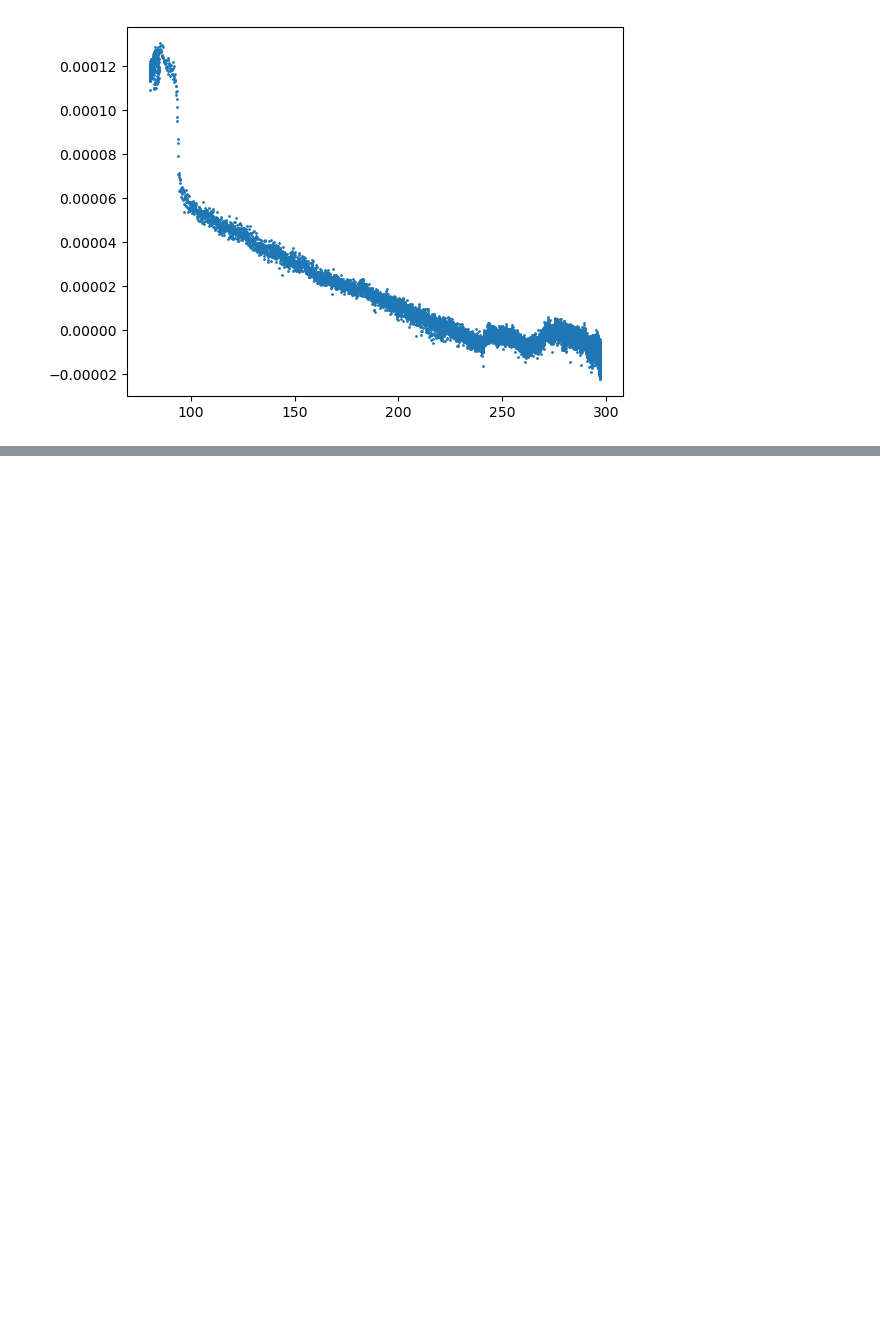
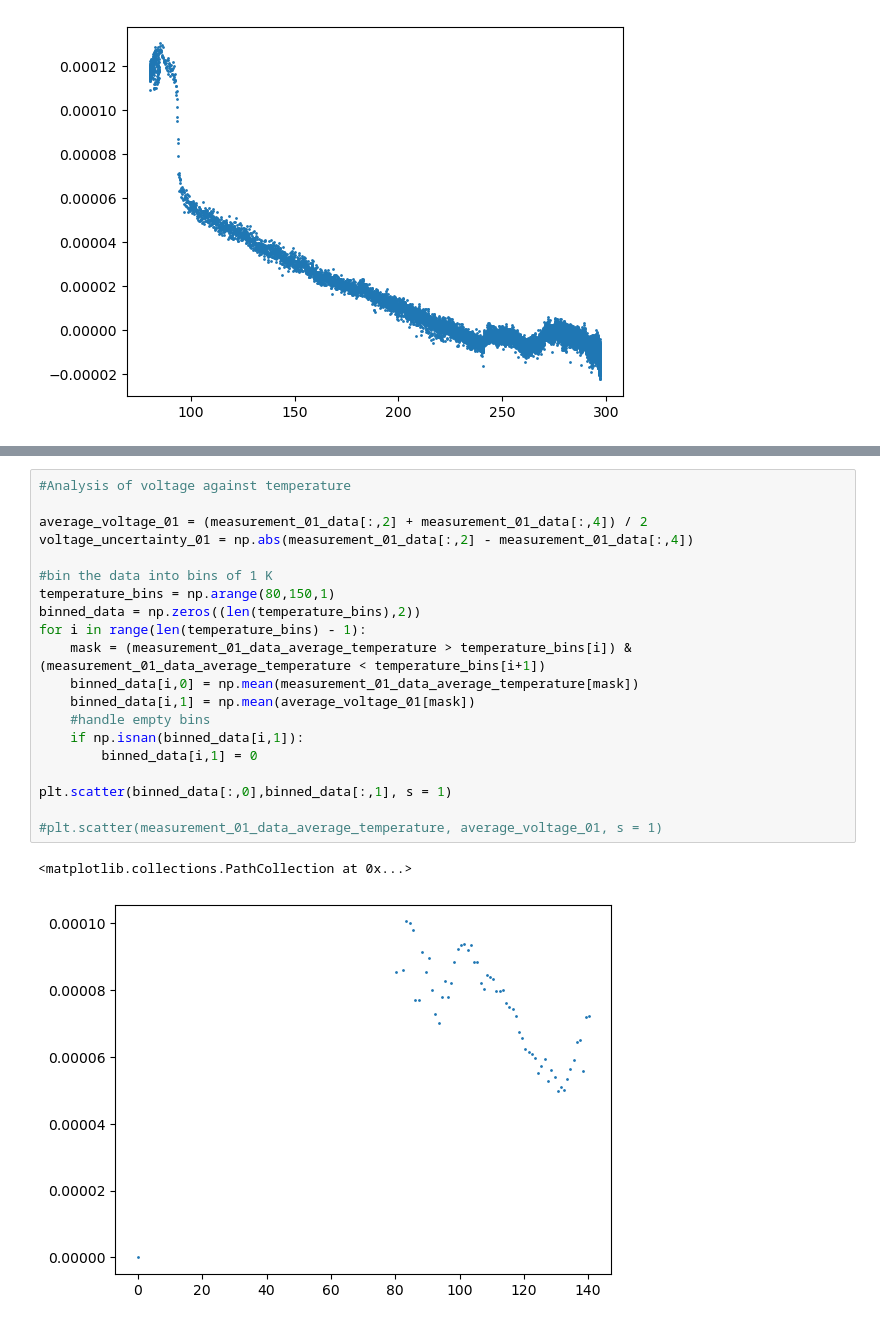
Before and after one commit to JanZur/Solid_state_physics_lab, a Jupyter notebook: solidstates_lab.ipynb, the cells around one changed output, grey strips where cells are left out. Cells and saved outputs as stored; diff of their text form; blank space fills up the shorter version.

```diff
--- a/solidstates_lab.ipynb
+++ b/solidstates_lab.ipynb
@@ -30,0 +91,23 @@ plt.scatter(measurement_07_data[:,5], measurement_07_data[:,4], s =1)
+# %%
+#Analysis of voltage against temperature
+
+average_voltage_01 = (measurement_01_data[:,2] + measurement_01_data[:,4]) / 2
+voltage_uncertainty_01 = np.abs(measurement_01_data[:,2] - measurement_01_data[:,4])
+
+#bin the data into bins of 1 K
+temperature_bins = np.arange(80,150,1)
+binned_data = np.zeros((len(temperature_bins),2))
+for i in range(len(temperature_bins) - 1):
+    mask = (measurement_01_data_average_temperature > temperature_bins[i]) & (measurement_01_data_average_temperature < temperature_bins[i+1])
+    binned_data[i,0] = np.mean(measurement_01_data_average_temperature[mask])
+    binned_data[i,1] = np.mean(average_voltage_01[mask])
+    #handle empty bins
+    if np.isnan(binned_data[i,1]):
+        binned_data[i,1] = 0
+
+plt.scatter(binned_data[:,0],binned_data[:,1], s = 1)
+
+#plt.scatter(measurement_01_data_average_temperature, average_voltage_01, s = 1)
+# %% [output]
+<matplotlib.collections.PathCollection at 0x...>
+[figure, added]
```
Also changed, not shown: parts of 5 cells of this notebook.
